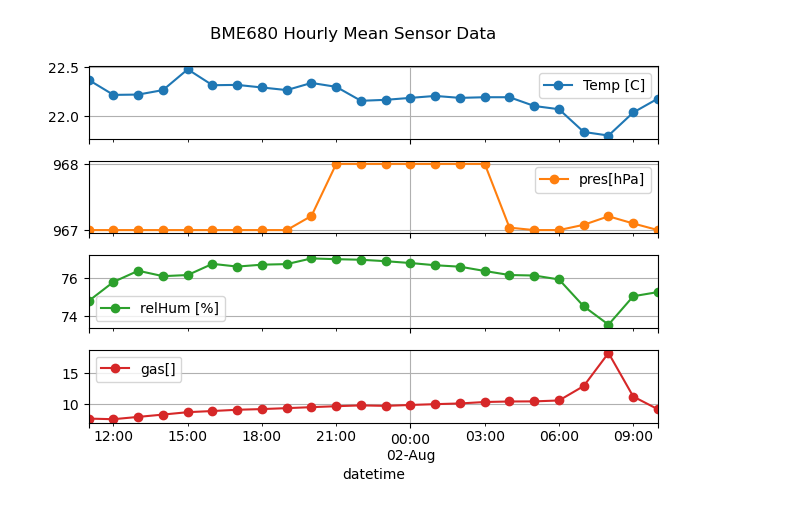
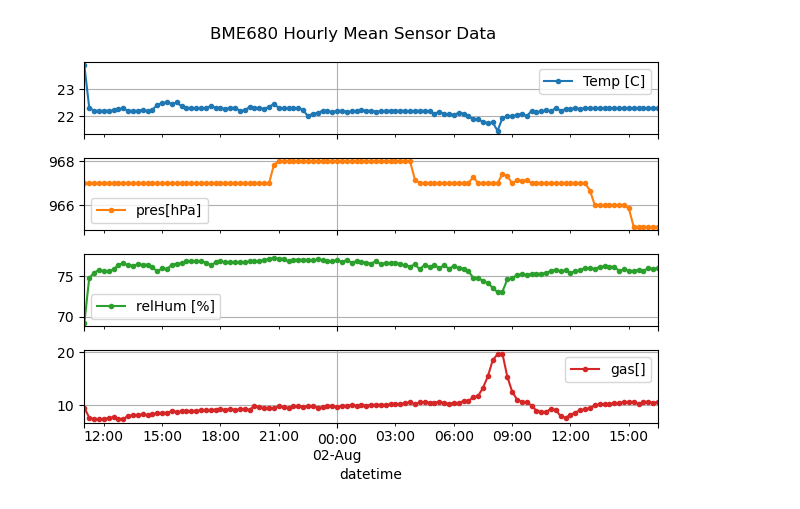
Before and after one commit to hydroclaus/rpy_velutina, a Jupyter notebook: BME680_home/src/plot_BME.ipynb, the cells around one changed output. Drawn from its saved outputs; the diff is of its cells as text; code cells hidden in the pictures.

Commit message:
plotting adjustments

```diff
--- a/BME680_home/src/plot_BME.ipynb
+++ b/BME680_home/src/plot_BME.ipynb
@@ -25,33 +25,33 @@ plot_df = pd.concat(
 ).sort_index()
 
 # Filter pressure values below 100 hPa to NaN before averaging.
 plot_df.loc[plot_df['pres[hPa]'] < 100, 'pres[hPa]'] = np.nan
 
 
 plot_cols = ['Temp [C]', 'pres[hPa]', 'relHum [%]', 'gas[]']
-hourly_df = plot_df[plot_cols].resample('1h').mean()
+hourly_df = plot_df[plot_cols].resample('15min').mean()
 
 axes = hourly_df.plot(
     y=plot_cols,
     subplots=True,
     layout=(4, 1),
     # figsize=(12, 8),
     grid=True,
-    marker='o',
+    marker='.',
     title='BME680 Hourly Mean Sensor Data'
 )
 
 # start_time = pd.Timestamp('2026-08-01 11:00')
 # locator = mdates.HourLocator(byhour=[12, 15, 18, 21, 0, 3, 6, 9])
 # formatter = mdates.DateFormatter('%Y-%m-%d %H:%M')
 
 # for ax in np.ravel(axes):
 #     ax.set_xlim(left=start_time)
 #     ax.xaxis.set_major_locator(locator)
 #     ax.xaxis.set_major_formatter(formatter)
 #     ax.tick_params(axis='x', rotation=45)
 
 plt.tight_layout()
 plt.show()
 # %% [output]
-[figure, old version]
+[figure, new version]
```
Also changed, not shown: parts of 1 cell of this notebook.
